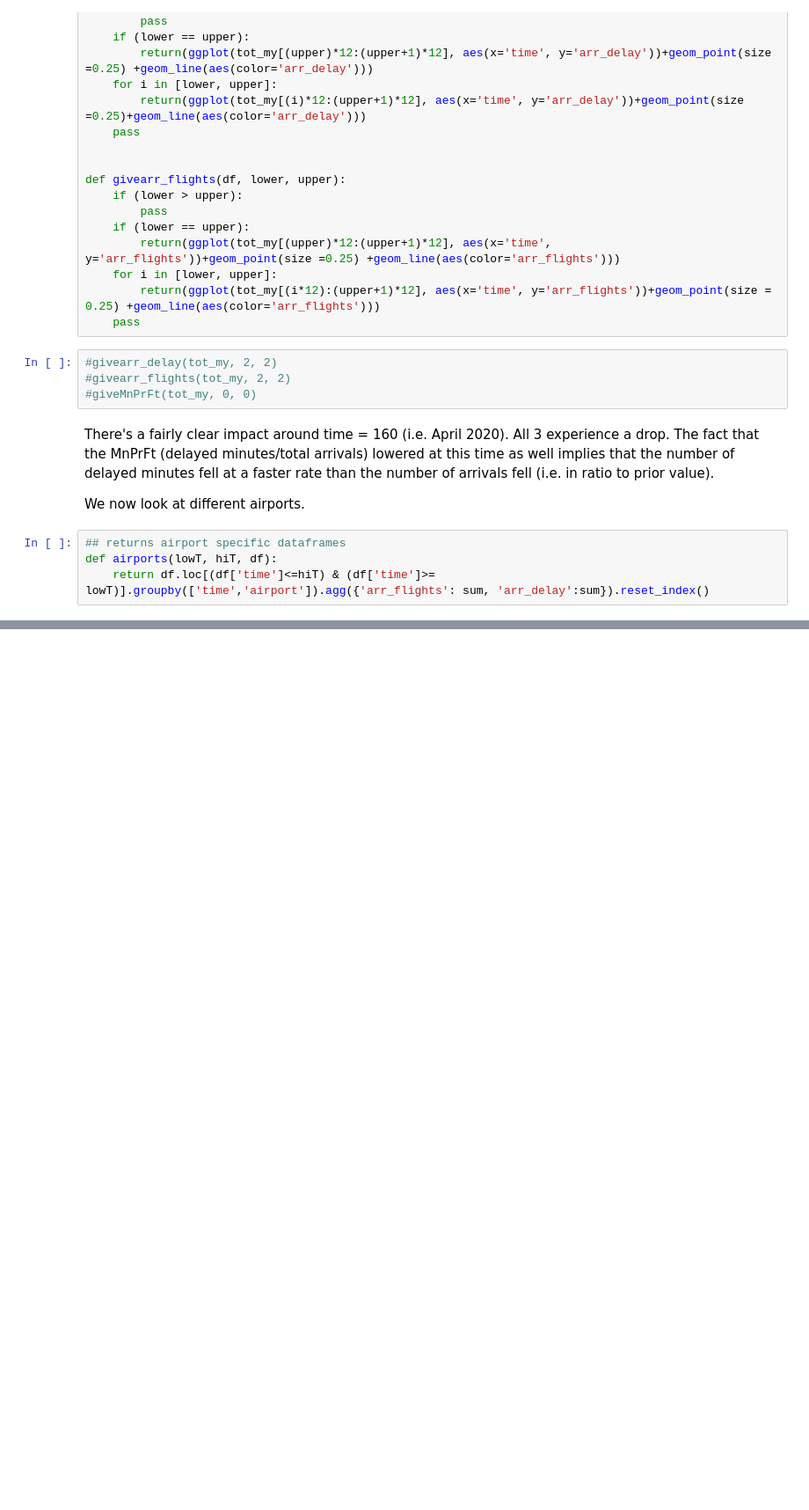
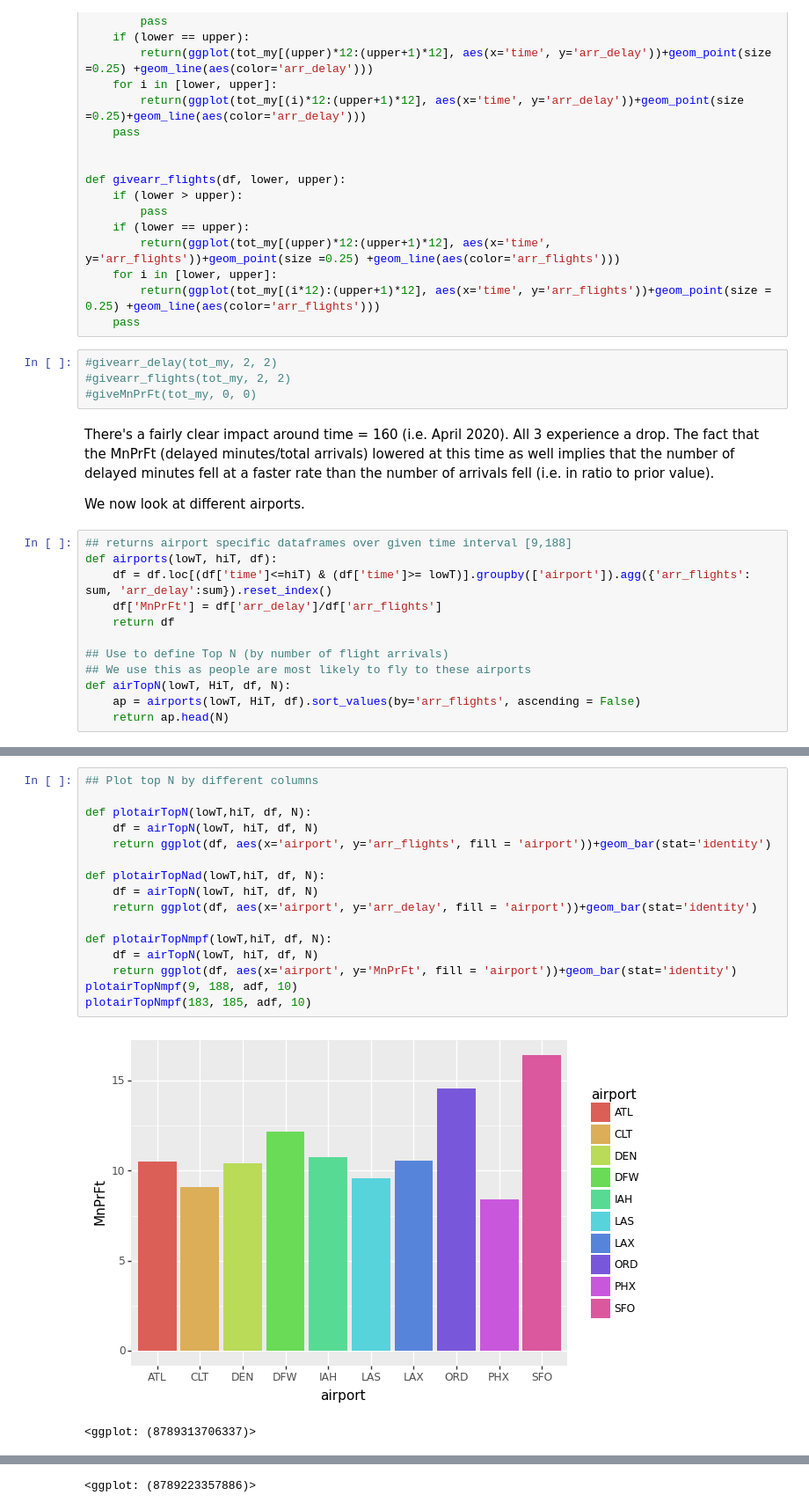
Before and after one commit to acsuf/US_Flight_Delays, a Jupyter notebook: python-project.ipynb, the cells around one changed output, grey strips where cells are left out. Shown: that part at 88% size. Saved outputs shown, nothing was run; the diff lists cells and outputs as text; blank space fills up the shorter version.

Commit message:
Added plots depending on carrier

```diff
--- a/python-project.ipynb
+++ b/python-project.ipynb
@@ -143,6 +140,14 @@ There's a fairly clear impact around time = 160 (i.e. April 2020). All 3 experie
 
 We now look at different airports.
 # %%
-## returns airport specific dataframes
+## returns airport specific dataframes over given time interval [9,188]
 def airports(lowT, hiT, df):
-    return df.loc[(df['time']<=hiT) & (df['time']>= lowT)].groupby(['time','airport']).agg({'arr_flights': sum, 'arr_delay':sum}).reset_index()
+    df = df.loc[(df['time']<=hiT) & (df['time']>= lowT)].groupby(['airport']).agg({'arr_flights': sum, 'arr_delay':sum}).reset_index()
+    df['MnPrFt'] = df['arr_delay']/df['arr_flights']
+    return df
+
+## Use to define Top N (by number of flight arrivals)
+## We use this as people are most likely to fly to these airports
+def airTopN(lowT, HiT, df, N):
+    ap = airports(lowT, HiT, df).sort_values(by='arr_flights', ascending = False)
+    return ap.head(N)
@@ -167,0 +154,19 @@ def airports(lowT, hiT, df):
+# %%
+## Plot top N by different columns
+
+def plotairTopN(lowT,hiT, df, N):
+    df = airTopN(lowT, hiT, df, N)
+    return ggplot(df, aes(x='airport', y='arr_flights', fill = 'airport'))+geom_bar(stat='identity')
+
+def plotairTopNad(lowT,hiT, df, N):
+    df = airTopN(lowT, hiT, df, N)
+    return ggplot(df, aes(x='airport', y='arr_delay', fill = 'airport'))+geom_bar(stat='identity')
+
+def plotairTopNmpf(lowT,hiT, df, N):
+    df = airTopN(lowT, hiT, df, N)
+    return ggplot(df, aes(x='airport', y='MnPrFt', fill = 'airport'))+geom_bar(stat='identity')
+plotairTopNmpf(9, 188, adf, 10)
+plotairTopNmpf(183, 185, adf, 10)
+# %% [output]
+[figure, added]
+<ggplot: (8789313706337)>
@@ -167,0 +174 @@ def airports(lowT, hiT, df):
+<ggplot: (8789223357886)>
```
Also changed, not shown: parts of 11 cells of this notebook.
